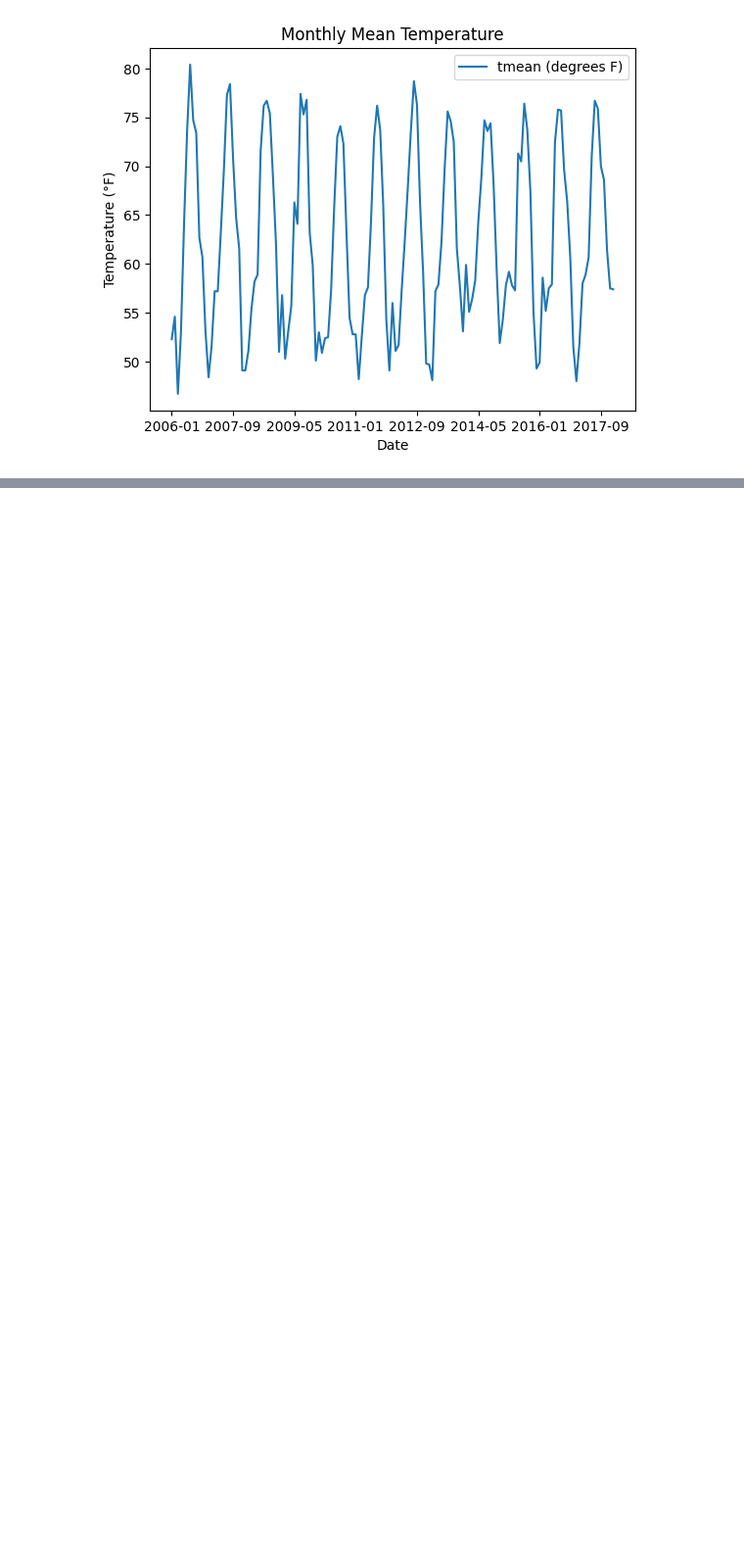
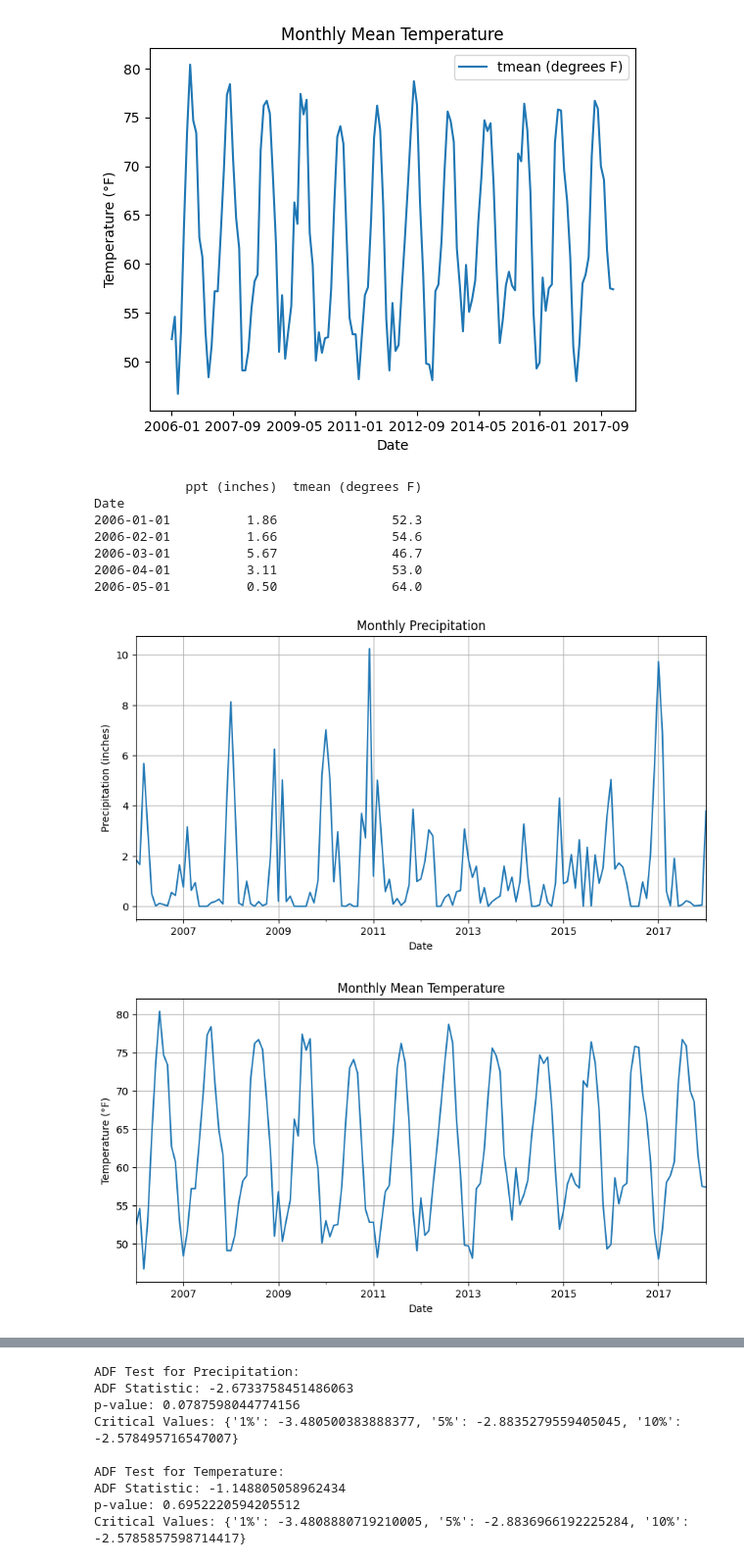
Before and after one commit to jmatrone/CEE609_Research_Project, a Jupyter notebook: Torrey_Pines.ipynb, the cells around one changed output, grey strips where cells are left out. Shown: that part at 98% size. Saved outputs shown, nothing was run; the diff lists cells and outputs as text; code cells hidden in the pictures; blank space fills up the shorter version.

```diff
--- a/Torrey_Pines.ipynb
+++ b/Torrey_Pines.ipynb
@@ -182,3 +182,60 @@ plt.show()
 # %% [output]
 [figure]
 [figure]
+# %%
+import pandas as pd
+import matplotlib.pyplot as plt
+from statsmodels.tsa.seasonal import seasonal_decompose
+from statsmodels.tsa.stattools import adfuller
+
+# Convert 'Date' column to datetime format for proper time-series handling
+weather_data['Date'] = pd.to_datetime(weather_data['Date'])
+
+# Set the 'Date' column as the index
+weather_data.set_index('Date', inplace=True)
+
+# Plot precipitation over time
+plt.figure(figsize=(10, 5))
+weather_data['ppt (inches)'].plot(title='Monthly Precipitation', xlabel='Date', ylabel='Precipitation (inches)')
+plt.grid()
+plt.show()
+
+# Plot temperature over time
+plt.figure(figsize=(10, 5))
+weather_data['tmean (degrees F)'].plot(title='Monthly Mean Temperature', xlabel='Date', ylabel='Temperature (°F)')
+plt.grid()
+plt.show()
+
+# Decompose the precipitation time series into trend, seasonal, and residual components
+decompose_precip = seasonal_decompose(weather_data['ppt (inches)'], model='additive', period=12)
+decompose_precip.plot()
+plt.show()
+
+# Decompose the temperature time series into trend, seasonal, and residual components
+decompose_temp = seasonal_decompose(weather_data['tmean (degrees F)'], model='additive', period=12)
+decompose_temp.plot()
+plt.show()
+
+# Perform the Augmented Dickey-Fuller test on precipitation to test for stationarity
+result_precip = adfuller(weather_data['ppt (inches)'].dropna())
+print("ADF Test for Precipitation:")
+print(f"ADF Statistic: {result_precip[0]}")
+print(f"p-value: {result_precip[1]}")
+print(f"Critical Values: {result_precip[4]}")
+
+# Perform the Augmented Dickey-Fuller test on temperature to test for stationarity
+result_temp = adfuller(weather_data['tmean (degrees F)'].dropna())
+print("\nADF Test for Temperature:")
+print(f"ADF Statistic: {result_temp[0]}")
+print(f"p-value: {result_temp[1]}")
+print(f"Critical Values: {result_temp[4]}")
+# %% [output]
+            ppt (inches)  tmean (degrees F)
+Date
+2006-01-01          1.86               52.3
+2006-02-01          1.66               54.6
+2006-03-01          5.67               46.7
+2006-04-01          3.11               53.0
+2006-05-01          0.50               64.0
+[figure, added]
+[figure, added]
@@ -184,0 +244,9 @@ plt.show()
+ADF Test for Precipitation:
+ADF Statistic: -2.6733758451486063
+p-value: 0.0787598044774156
+Critical Values: {'1%': -3.480500383888377, '5%': -2.8835279559405045, '10%': -2.578495716547007}
+
+ADF Test for Temperature:
+ADF Statistic: -1.148805058962434
+p-value: 0.6952220594205512
+Critical Values: {'1%': -3.4808880719210005, '5%': -2.8836966192225284, '10%': -2.5785857598714417}
```
Also changed, not shown: parts of 3 cells of this notebook.
